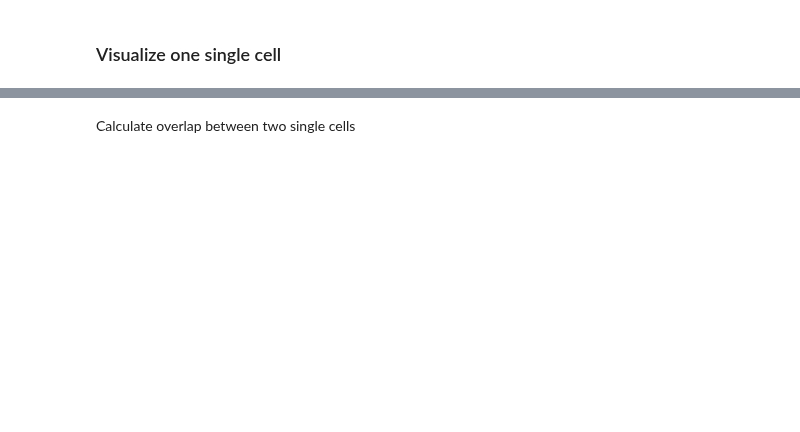
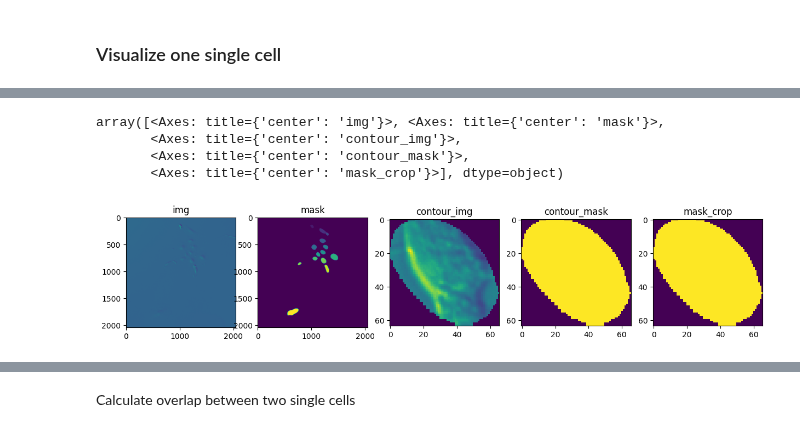
Before and after one commit to xing-lab-pitt/livecellx, a Jupyter notebook: notebooks/general_usage_tutorial.ipynb, the cells around one changed output, grey strips where cells are left out. Cells and saved outputs as stored; diff of their text form; code cells hidden in the pictures; blank space fills up the shorter version.

```diff
--- a/notebooks/general_usage_tutorial.ipynb
+++ b/notebooks/general_usage_tutorial.ipynb
@@ -71,9 +82,8 @@ dic_dataset.time2url
 ### Convert label masks to single objects
 # %%
 from skimage.measure import regionprops
-from livecell_tracker.segment.utils import mask_dataset_to_single_cells
-
-single_cells = mask_dataset_to_single_cells(mask_dataset, dic_dataset)
+from livecell_tracker.segment.utils import prep_scs_from_mask_dataset
+single_cells = prep_scs_from_mask_dataset(mask_dataset, dic_dataset)
 # %%
 for sc in single_cells:
     assert sc.mask_dataset
@@ -104,3 +123,11 @@ sc.show_contour_mask(ax=axes[3])
+# %%
+sc.show_panel(figsize=(15, 5))
+# %% [output]
+array([<Axes: title={'center': 'img'}>, <Axes: title={'center': 'mask'}>,
+       <Axes: title={'center': 'contour_img'}>,
+       <Axes: title={'center': 'contour_mask'}>,
+       <Axes: title={'center': 'mask_crop'}>], dtype=object)
+[figure, added]
 # %%
 sc1 = single_cells[1]
 sc2 = single_cells[2]
```
Also changed, not shown: parts of 14 cells of this notebook, 2 other files.
